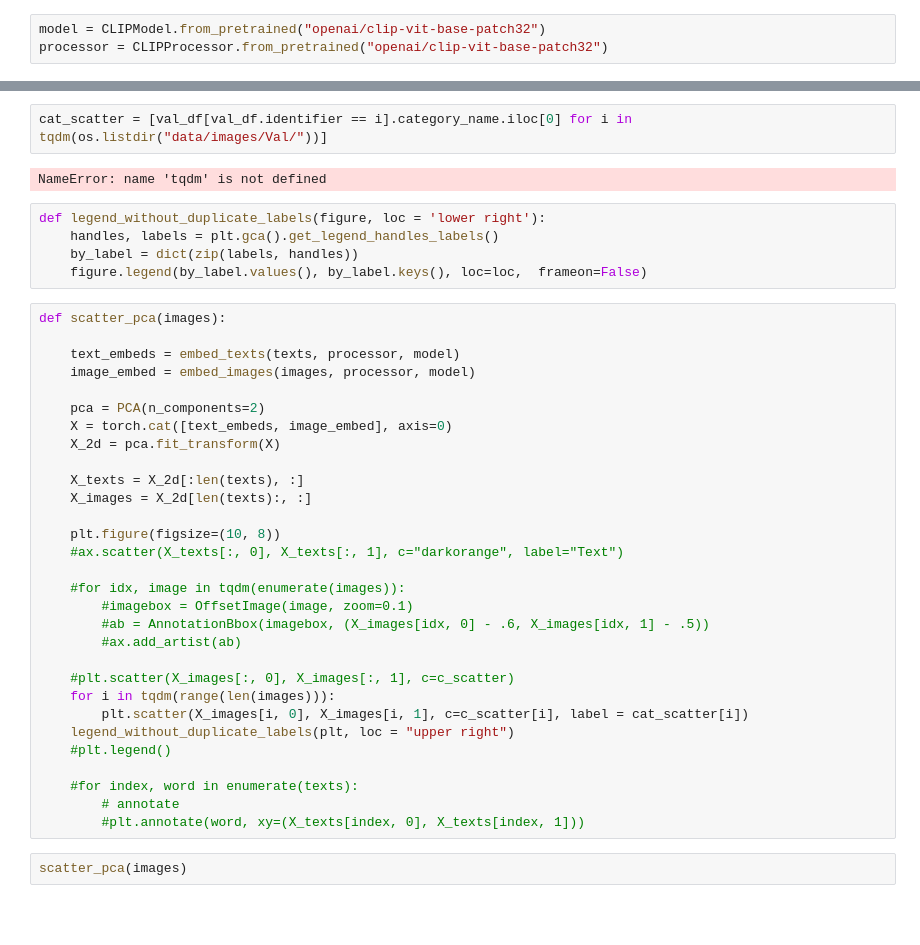
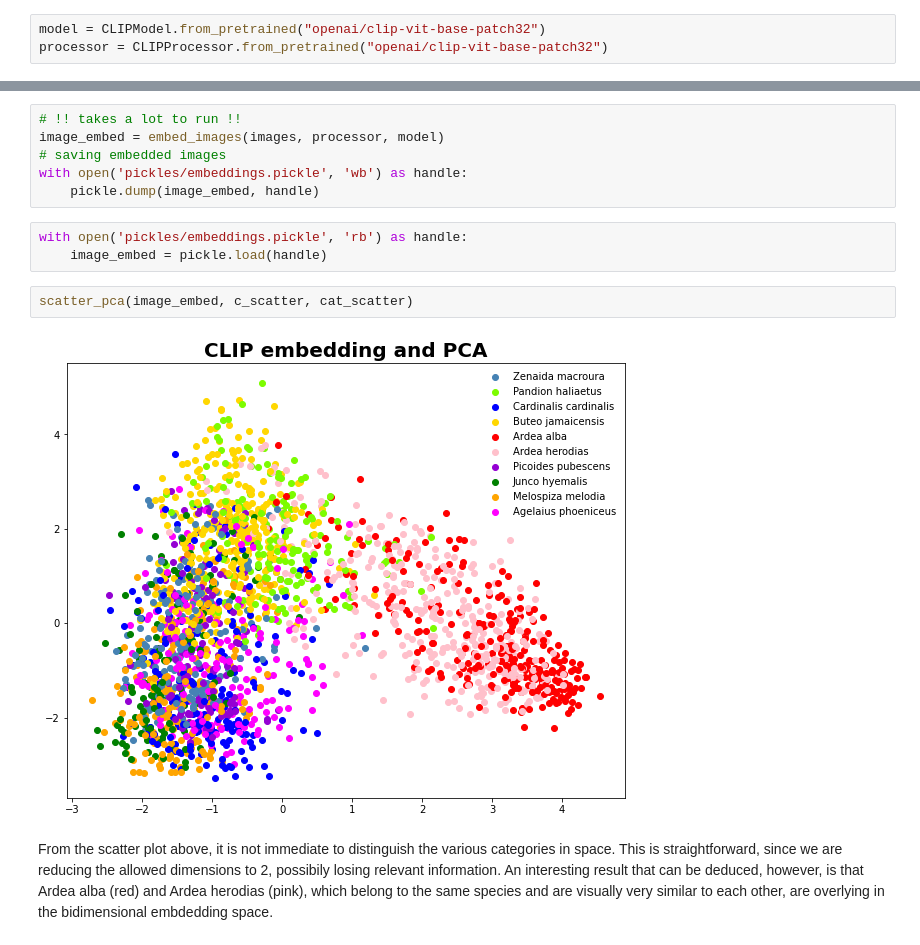
Before and after one commit to mgalfre/DLCV-project, a Jupyter notebook: data_visualization.ipynb, the cells around one changed output, grey strips where cells are left out. Saved outputs shown, nothing was run; the diff lists cells and outputs as text; blank space fills up the shorter version.

```diff
--- a/data_visualization.ipynb
+++ b/data_visualization.ipynb
@@ -409,41 +385,15 @@ c_scatter = [colors[val_df[val_df.identifier == i].category_id.iloc[0]-1] for i
-# %%
-cat_scatter = [val_df[val_df.identifier == i].category_name.iloc[0] for i in tqdm(os.listdir("data/images/Val/"))]
-# %% [output]
-NameError: name 'tqdm' is not defined
-# %%
-def legend_without_duplicate_labels(figure, loc = 'lower right'):
-    handles, labels = plt.gca().get_legend_handles_labels()
-    by_label = dict(zip(labels, handles))
-    figure.legend(by_label.values(), by_label.keys(), loc=loc,  frameon=False)
-# %%
-def scatter_pca(images):
-
-    text_embeds = embed_texts(texts, processor, model)
-    image_embed = embed_images(images, processor, model)
-
-    pca = PCA(n_components=2)
-    X = torch.cat([text_embeds, image_embed], axis=0)
-    X_2d = pca.fit_transform(X)
-
-    X_texts = X_2d[:len(texts), :]
-    X_images = X_2d[len(texts):, :]
-
-    plt.figure(figsize=(10, 8))
-    #ax.scatter(X_texts[:, 0], X_texts[:, 1], c="darkorange", label="Text")
-
-    #for idx, image in tqdm(enumerate(images)):
-        #imagebox = OffsetImage(image, zoom=0.1)
-        #ab = AnnotationBbox(imagebox, (X_images[idx, 0] - .6, X_images[idx, 1] - .5))
-        #ax.add_artist(ab)
-
-    #plt.scatter(X_images[:, 0], X_images[:, 1], c=c_scatter)
-    for i in tqdm(range(len(images))):
-        plt.scatter(X_images[i, 0], X_images[i, 1], c=c_scatter[i], label = cat_scatter[i])
-    legend_without_duplicate_labels(plt, loc = "upper right")
-    #plt.legend()
-
-    #for index, word in enumerate(texts):
-        # annotate
-        #plt.annotate(word, xy=(X_texts[index, 0], X_texts[index, 1]))
+# %%
+# !! takes a lot to run !!
+image_embed = embed_images(images, processor, model)
+# saving embedded images
+with open('pickles/embeddings.pickle', 'wb') as handle:
+    pickle.dump(image_embed, handle)
+# %%
+with open('pickles/embeddings.pickle', 'rb') as handle:
+    image_embed = pickle.load(handle)
 # %%
-scatter_pca(images)
+scatter_pca(image_embed, c_scatter, cat_scatter)
+# %% [output]
+[figure, added]
+# %% [markdown]
+From the scatter plot above, it is not immediate to distinguish the various categories in space. This is straightforward, since we are reducing the allowed dimensions to 2, possibily losing relevant information. An interesting result that can be deduced, however, is that Ardea alba (red) and Ardea herodias (pink), which belong to the same species and are visually very similar to each other, are overlying in the bidimensional embdedding space.
```
Also changed, not shown: parts of 38 cells of this notebook, 10 other files.
